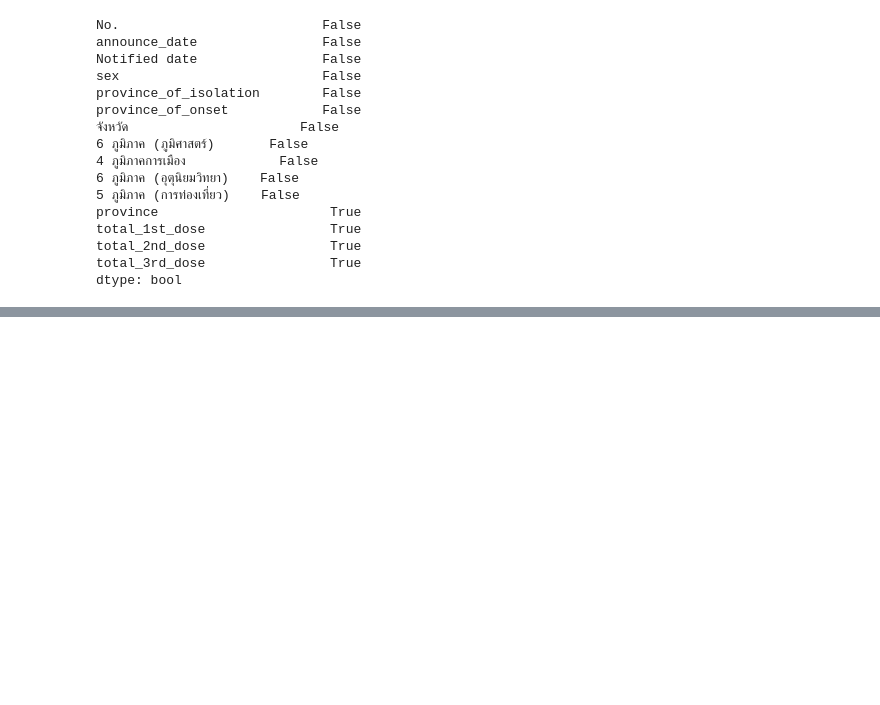
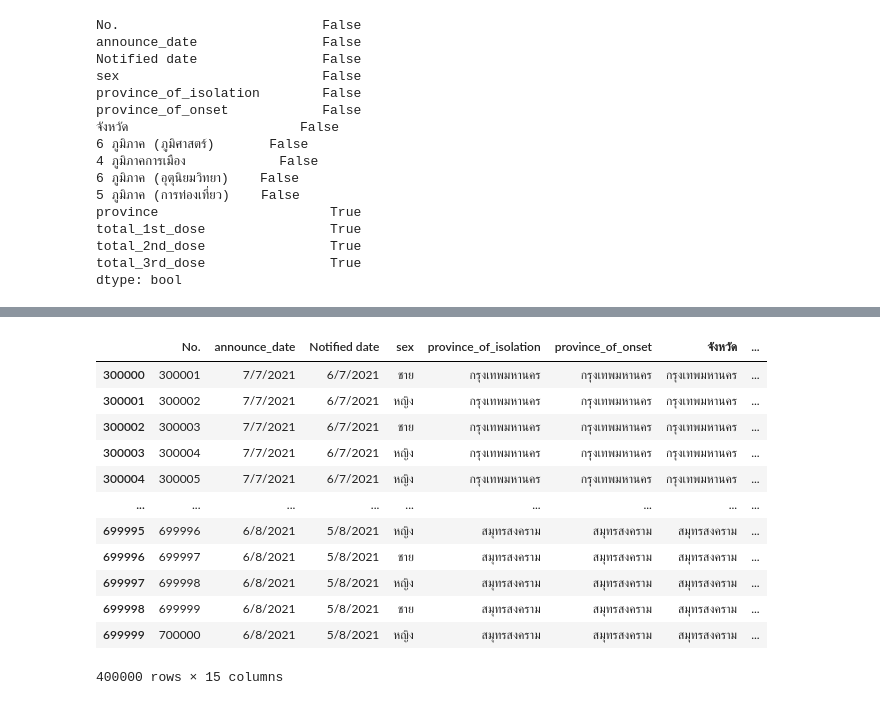
Before and after one commit to nichakornchaisuwan/data_viz_2022, a Jupyter notebook: Project_กลุ่มนี้.ipynb, the cells around one changed output, grey strips where cells are left out. Saved outputs shown, nothing was run; the diff lists cells and outputs as text; code cells hidden in the pictures; blank space fills up the shorter version.

```diff
--- a/Project_กลุ่มนี้.ipynb
+++ b/Project_กลุ่มนี้.ipynb
@@ -1035,0 +1073,17 @@ df['hour'] = df['hour'].astype('int') # อีกวิธีในการแ
+# %%
+get_vaccine2 = get_vaccine.iloc[300000:700000,:]
+get_vaccine2
+# %% [output]
+|  | No. | announce_date | Notified date | sex | province_of_isolation | province_of_onset | จังหวัด | ... |
+| 300000 | 300001 | 7/7/2021 | 6/7/2021 | ชาย | กรุงเทพมหานคร | กรุงเทพมหานคร | กรุงเทพมหานคร | ... |
+| 300001 | 300002 | 7/7/2021 | 6/7/2021 | หญิง | กรุงเทพมหานคร | กรุงเทพมหานคร | กรุงเทพมหานคร | ... |
+| 300002 | 300003 | 7/7/2021 | 6/7/2021 | ชาย | กรุงเทพมหานคร | กรุงเทพมหานคร | กรุงเทพมหานคร | ... |
+| 300003 | 300004 | 7/7/2021 | 6/7/2021 | หญิง | กรุงเทพมหานคร | กรุงเทพมหานคร | กรุงเทพมหานคร | ... |
+| 300004 | 300005 | 7/7/2021 | 6/7/2021 | หญิง | กรุงเทพมหานคร | กรุงเทพมหานคร | กรุงเทพมหานคร | ... |
+| ... | ... | ... | ... | ... | ... | ... | ... | ... |
+| 699995 | 699996 | 6/8/2021 | 5/8/2021 | หญิง | สมุทรสงคราม | สมุทรสงคราม | สมุทรสงคราม | ... |
+| 699996 | 699997 | 6/8/2021 | 5/8/2021 | ชาย | สมุทรสงคราม | สมุทรสงคราม | สมุทรสงคราม | ... |
+| 699997 | 699998 | 6/8/2021 | 5/8/2021 | หญิง | สมุทรสงคราม | สมุทรสงคราม | สมุทรสงคราม | ... |
+| 699998 | 699999 | 6/8/2021 | 5/8/2021 | ชาย | สมุทรสงคราม | สมุทรสงคราม | สมุทรสงคราม | ... |
+| 699999 | 700000 | 6/8/2021 | 5/8/2021 | หญิง | สมุทรสงคราม | สมุทรสงคราม | สมุทรสงคราม | ... |
+400000 rows × 15 columns
```
Also changed, not shown: parts of 22 cells of this notebook.
